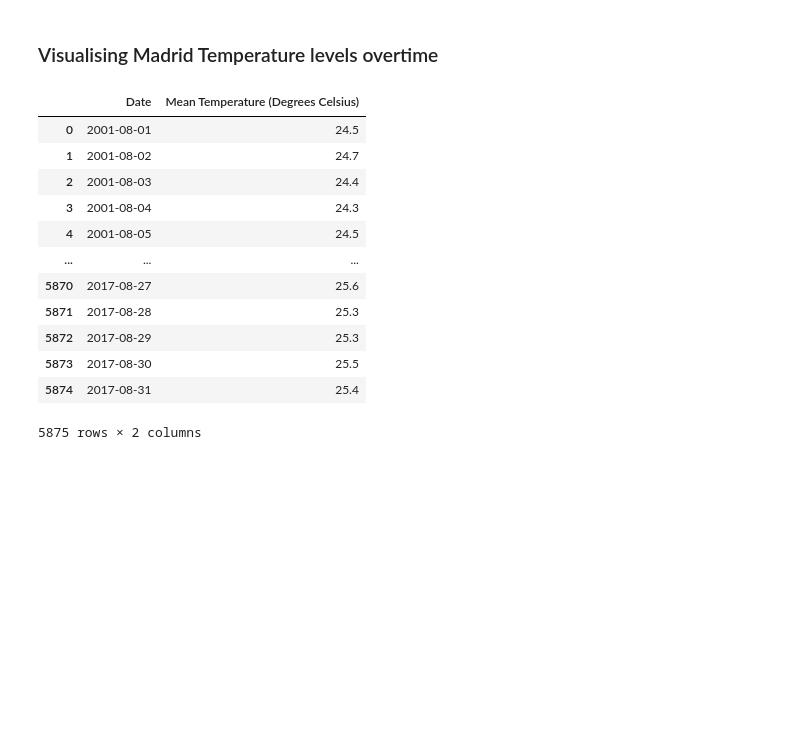
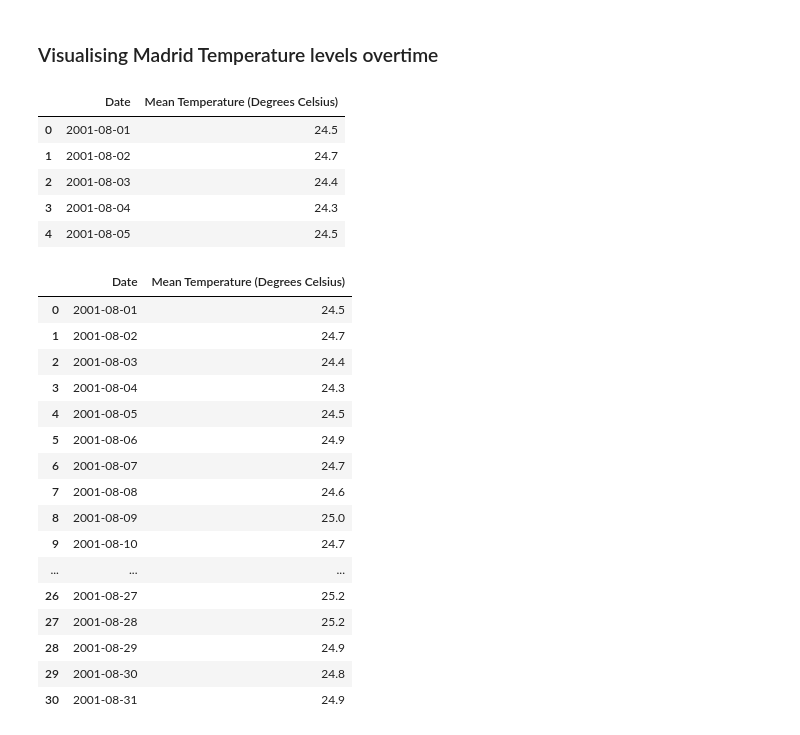
Before and after one commit to EirfatChoudhury/AQIVsTempContinued, a Jupyter notebook: data-analysis/AQIvsTemp.ipynb, the cells around one changed output. Saved outputs shown, nothing was run; the diff lists cells and outputs as text; code cells hidden in the pictures; blank space fills up the shorter version.

Commit message:
Found out how to get only the mean temperatures of a specific month and year from the df created using the API call.

```diff
--- a/data-analysis/AQIvsTemp.ipynb
+++ b/data-analysis/AQIvsTemp.ipynb
@@ -27,6 +27,7 @@ def retrieveDailyMeanTemp(lat, long, start, end):
     list1 = response.json()["daily"]["time"]
     list2 = response.json()["daily"]["temperature_2m_max"]
     df = pd.DataFrame(list(zip(list1, list2)), columns =['Date', 'Mean Temperature (Degrees Celsius)'])
+    df["Date"] = pd.to_datetime(df["Date"])
     return df
 # %% [markdown]
 ### Visualising Madrid PM10 levels overtime
@@ -49,18 +50,33 @@ madrid_PM10VsTimeRegLine = sns.regplot(x="YEAR", y="AVG_PM10", data=madrid_PM10_
 # %% [markdown]
 ### Visualising Madrid Temperature levels overtime
 # %%
-retrieveDailyMeanTemp("-3.75", "40.42", "2001-08-01", "2017-08-31")
+madrid_Temp_df = retrieveDailyMeanTemp("-3.75", "40.42", "2001-08-01", "2017-08-31")
+madrid_Temp_df.head()
 # %% [output]
 |  | Date | Mean Temperature (Degrees Celsius) |
 | 0 | 2001-08-01 | 24.5 |
 | 1 | 2001-08-02 | 24.7 |
 | 2 | 2001-08-03 | 24.4 |
 | 3 | 2001-08-04 | 24.3 |
 | 4 | 2001-08-05 | 24.5 |
-| ... | ... | ... |
-| 5870 | 2017-08-27 | 25.6 |
-| 5871 | 2017-08-28 | 25.3 |
-| 5872 | 2017-08-29 | 25.3 |
-| 5873 | 2017-08-30 | 25.5 |
-| 5874 | 2017-08-31 | 25.4 |
-5875 rows × 2 columns
+# %%
+madrid_Temp_df = madrid_Temp_df[(madrid_Temp_df["Date"].dt.month == 8) & (madrid_Temp_df["Date"].dt.year == 2001)]
+madrid_Temp_df
+# %% [output]
+|  | Date | Mean Temperature (Degrees Celsius) |
+| 0 | 2001-08-01 | 24.5 |
+| 1 | 2001-08-02 | 24.7 |
+| 2 | 2001-08-03 | 24.4 |
+| 3 | 2001-08-04 | 24.3 |
+| 4 | 2001-08-05 | 24.5 |
+| 5 | 2001-08-06 | 24.9 |
+| 6 | 2001-08-07 | 24.7 |
+| 7 | 2001-08-08 | 24.6 |
+| 8 | 2001-08-09 | 25.0 |
+| 9 | 2001-08-10 | 24.7 |
+| ... | ... | ... |
+| 26 | 2001-08-27 | 25.2 |
+| 27 | 2001-08-28 | 25.2 |
+| 28 | 2001-08-29 | 24.9 |
+| 29 | 2001-08-30 | 24.8 |
+| 30 | 2001-08-31 | 24.9 |
```
Also changed, not shown: parts of 1 cell of this notebook.
